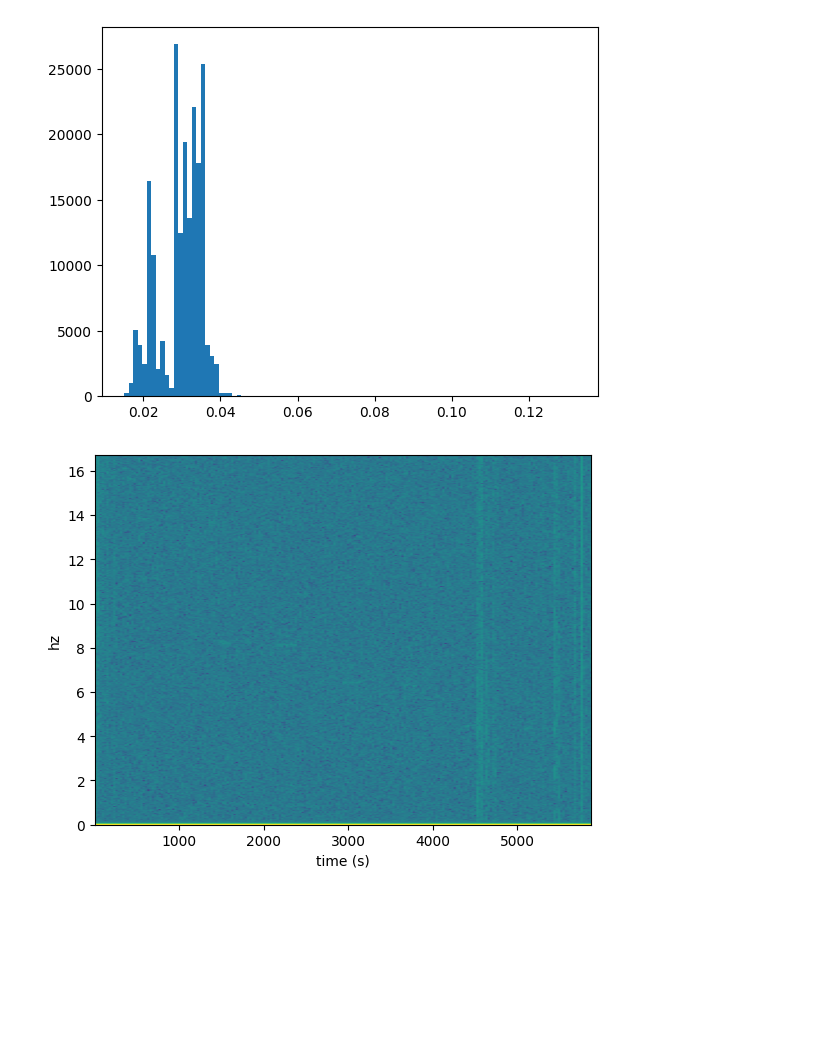
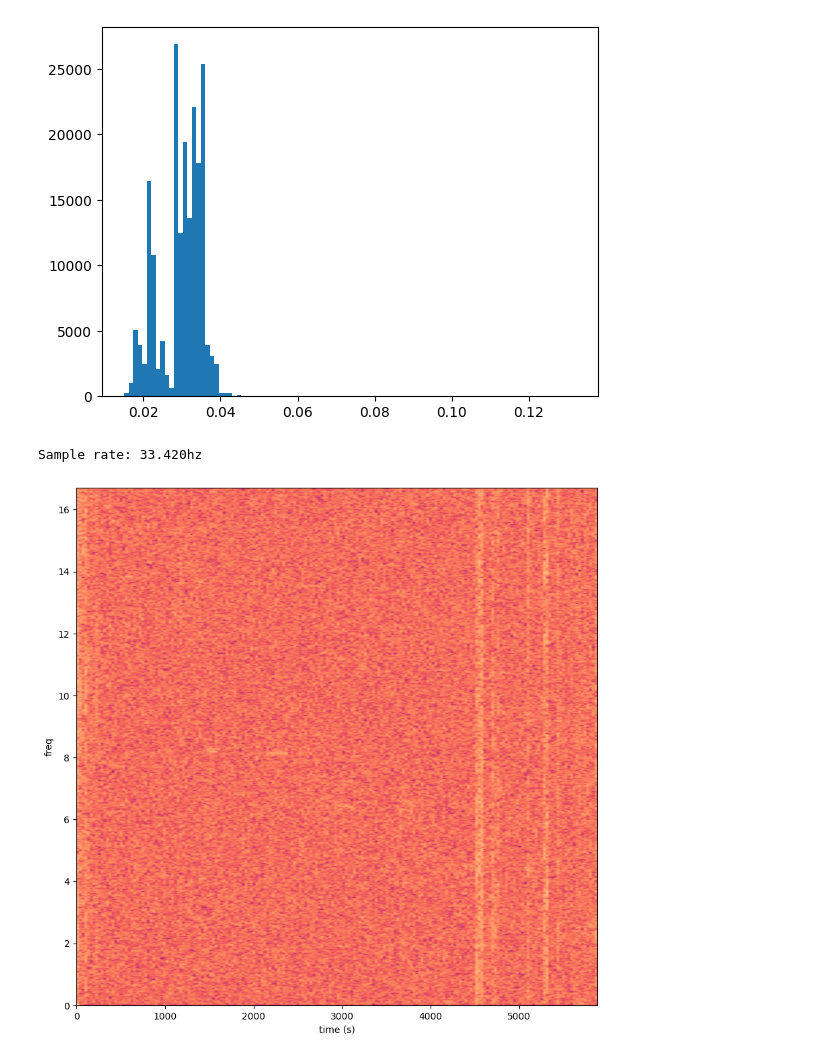
Before and after one commit to mattlangford/trainspotting, a Jupyter notebook: analyze_live.ipynb, the cells around one changed output. Cells and saved outputs as stored; diff of their text form; code cells hidden in the pictures; blank space fills up the shorter version.

```diff
--- a/analyze_live.ipynb
+++ b/analyze_live.ipynb
@@ -23,10 +23,13 @@ plt.show()
 # %%
 dt = imu_df['time'].diff().mean().total_seconds()
 sample_rate = 1.0 / dt
+print(f"Sample rate: {sample_rate:.3f}hz")
 
-plt.specgram(imu_df['total'], Fs=sample_rate, NFFT=1024, noverlap=128)
+plt.figure(figsize=(10, 10))
+plt.specgram(imu_df['total'], Fs=sample_rate, NFFT=1024, noverlap=0, detrend="mean", cmap="magma", pad_to=2048)
 plt.xlabel("time (s)")
 plt.ylabel("freq")
 plt.show()
 # %% [output]
+Sample rate: 33.420hz
-[figure, old version]
+[figure, new version]
```
Also changed, not shown: 1 other file.
